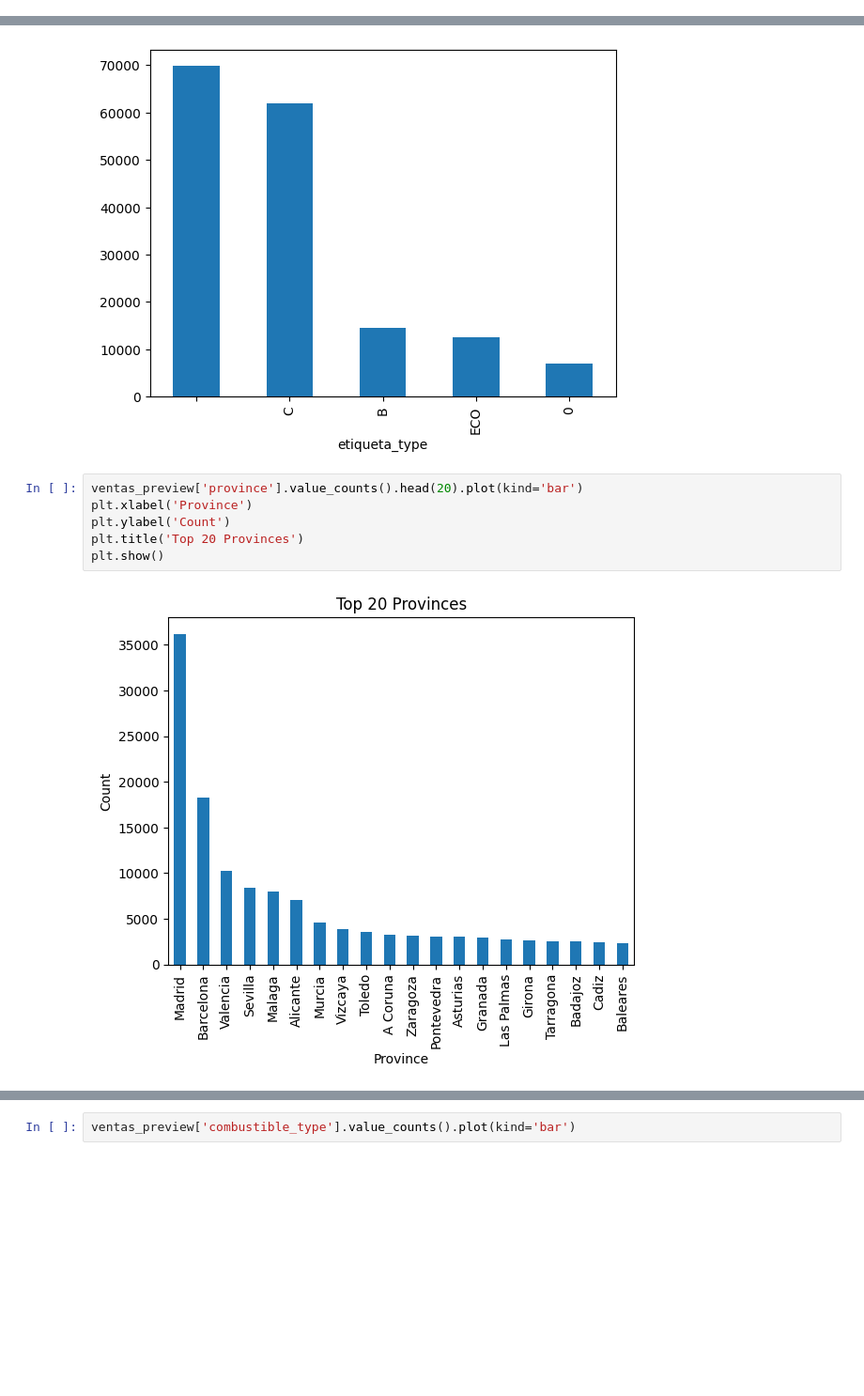
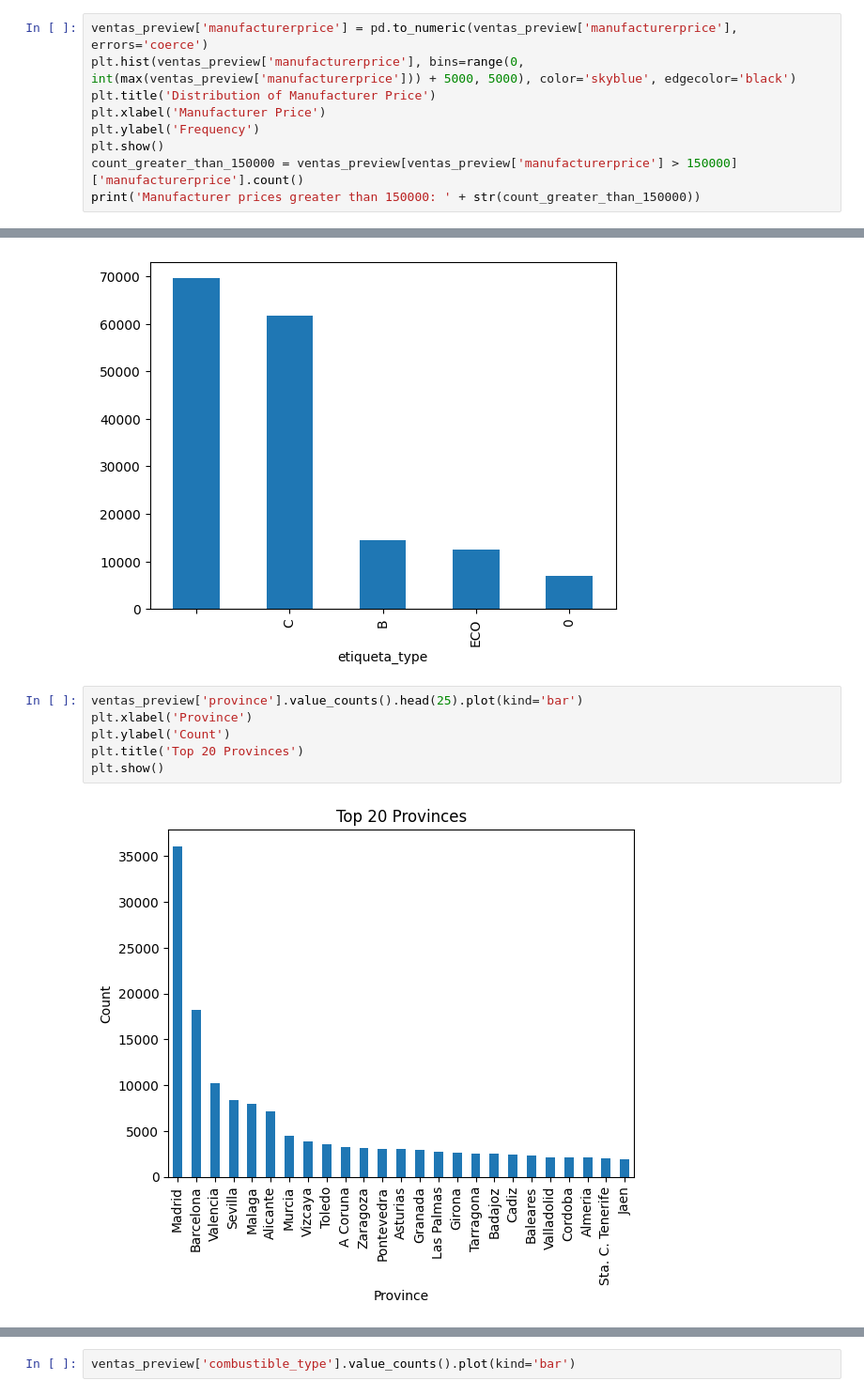
Before and after one commit to Hubalius2/TFM_Python, a Jupyter notebook: dataPreview.ipynb, the cells around one changed output, grey strips where cells are left out. Shown: that part at 94% size. Cells and saved outputs as stored; diff of their text form; blank space fills up the shorter version.

Commit message:
Data Preview Tipos de coche

```diff
--- a/dataPreview.ipynb
+++ b/dataPreview.ipynb
@@ -133,3 +133,12 @@ plt.ylabel('Frecuencia')
 plt.show()
 # %% [output]
 [figure]
+# %%
+ventas_preview['manufacturerprice'] = pd.to_numeric(ventas_preview['manufacturerprice'], errors='coerce')
+plt.hist(ventas_preview['manufacturerprice'], bins=range(0, int(max(ventas_preview['manufacturerprice'])) + 5000, 5000), color='skyblue', edgecolor='black')
+plt.title('Distribution of Manufacturer Price')
+plt.xlabel('Manufacturer Price')
+plt.ylabel('Frequency')
+plt.show()
+count_greater_than_150000 = ventas_preview[ventas_preview['manufacturerprice'] > 150000]['manufacturerprice'].count()
+print('Manufacturer prices greater than 150000: ' + str(count_greater_than_150000))
@@ -144,11 +156,11 @@ ventas_preview['etiqueta_type'].value_counts().plot(kind='bar')
 <Axes: xlabel='etiqueta_type'>
 [figure]
 # %%
-ventas_preview['province'].value_counts().head(20).plot(kind='bar')
+ventas_preview['province'].value_counts().head(25).plot(kind='bar')
 plt.xlabel('Province')
 plt.ylabel('Count')
 plt.title('Top 20 Provinces')
 plt.show()
 # %% [output]
-[figure, old version]
+[figure, new version]
 # %%
```
Also changed, not shown: parts of 2 cells of this notebook.
